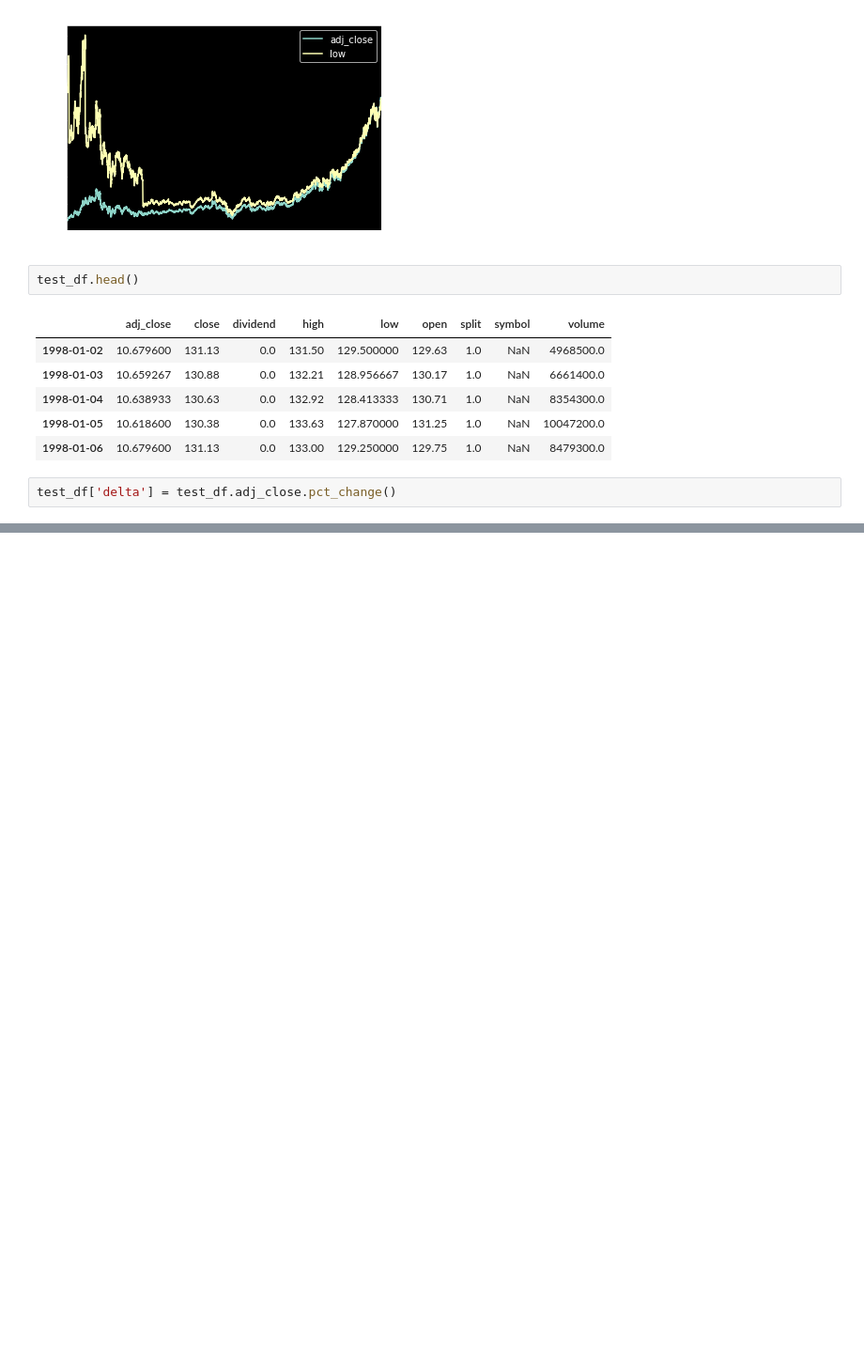
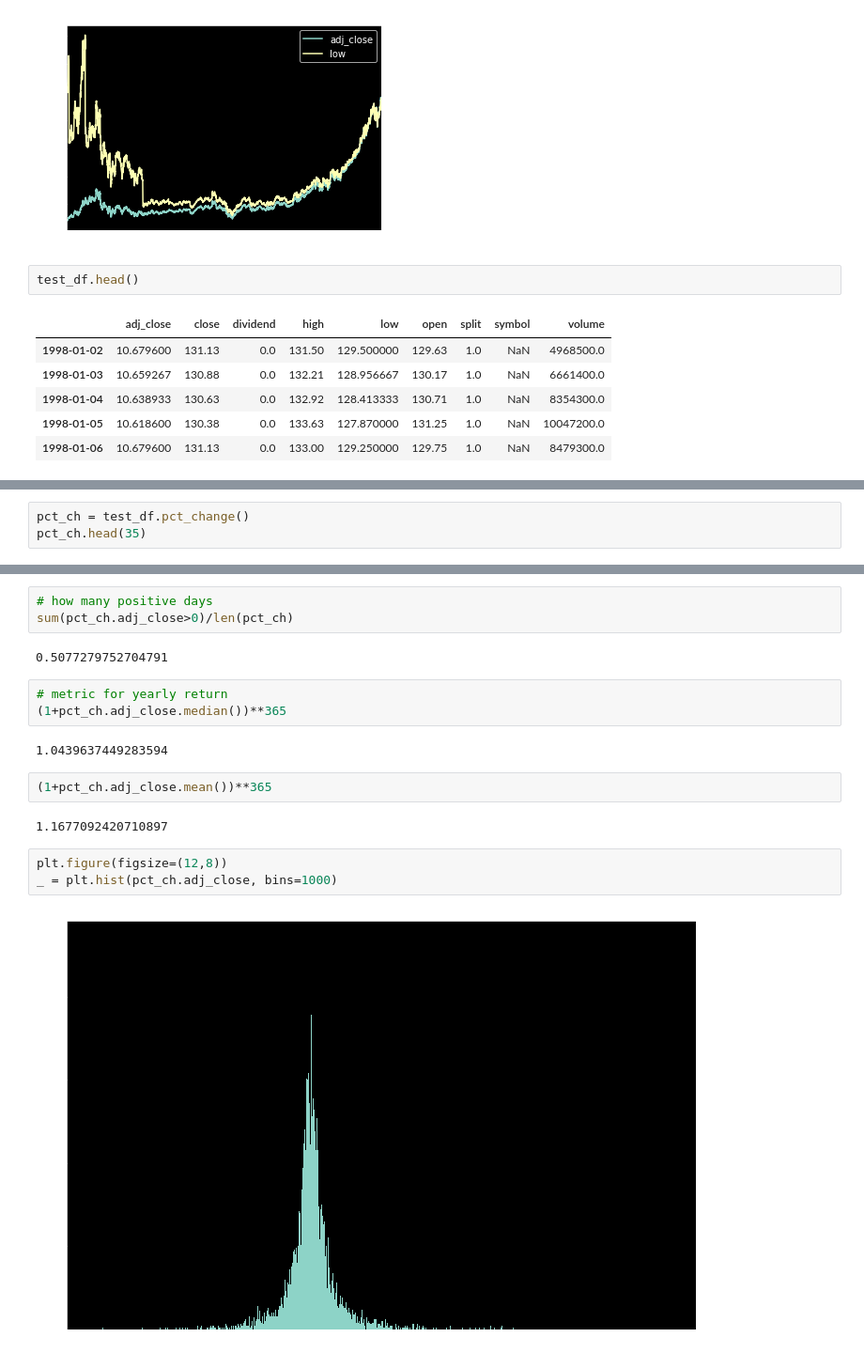
Before and after one commit to jackmuskopf/market-test-scratch, a Jupyter notebook: price-neural-net/prototypes.ipynb, the cells around one changed output, grey strips where cells are left out. Shown at 94% size. Cells and saved outputs as stored; diff of their text form; blank space fills up the shorter version.

```diff
--- a/price-neural-net/prototypes.ipynb
+++ b/price-neural-net/prototypes.ipynb
@@ -95,5 +99,3 @@ test_df.head()
 | 1998-01-04 | 10.638933 | 130.63 | 0.0 | 132.92 | 128.413333 | 130.71 | 1.0 | NaN | 8354300.0 |
 | 1998-01-05 | 10.618600 | 130.38 | 0.0 | 133.63 | 127.870000 | 131.25 | 1.0 | NaN | 10047200.0 |
 | 1998-01-06 | 10.679600 | 131.13 | 0.0 | 133.00 | 129.250000 | 129.75 | 1.0 | NaN | 8479300.0 |
-# %%
-test_df['delta'] = test_df.adj_close.pct_change()
@@ -99,0 +104,3 @@ test_df['delta'] = test_df.adj_close.pct_change()
+# %%
+pct_ch = test_df.pct_change()
+pct_ch.head(35)
@@ -99,0 +134,19 @@ test_df['delta'] = test_df.adj_close.pct_change()
+# %%
+# how many positive days
+sum(pct_ch.adj_close>0)/len(pct_ch)
+# %% [output]
+0.5077279752704791
+# %%
+# metric for yearly return
+(1+pct_ch.adj_close.median())**365
+# %% [output]
+1.0439637449283594
+# %%
+(1+pct_ch.adj_close.mean())**365
+# %% [output]
+1.1677092420710897
+# %%
+plt.figure(figsize=(12,8))
+_ = plt.hist(pct_ch.adj_close, bins=1000)
+# %% [output]
+[figure, added]
```
Also changed, not shown: parts of 35 cells of this notebook, 1 other file.
